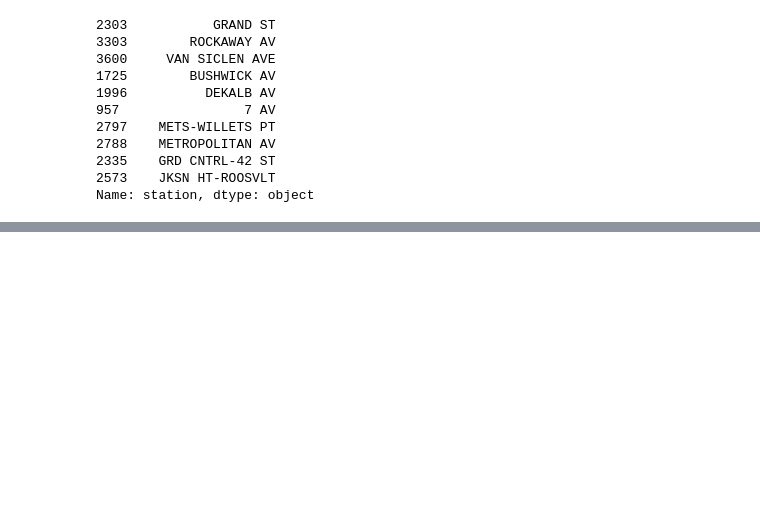
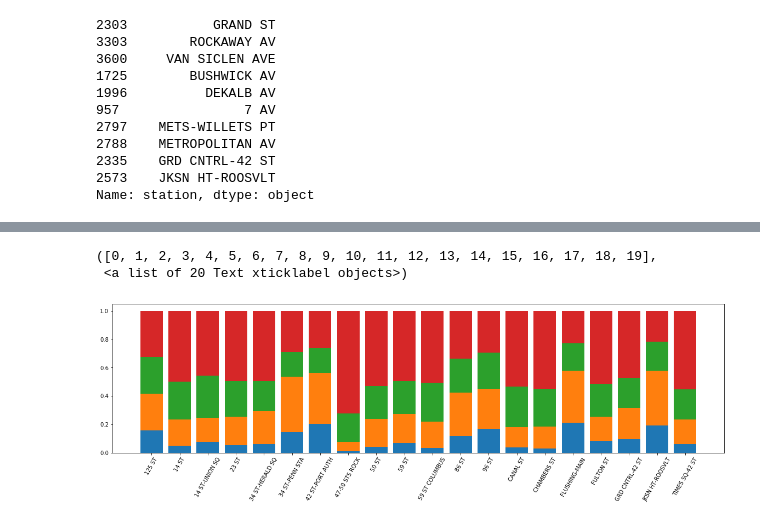
Before and after one commit to tczencka/MTA-Project-1, a Jupyter notebook: notebooks/EntriesByHour.ipynb, the cells around one changed output, grey strips where cells are left out. Drawn from its saved outputs; the diff is of its cells as text; code cells hidden in the pictures; blank space fills up the shorter version.

```diff
--- a/notebooks/EntriesByHour.ipynb
+++ b/notebooks/EntriesByHour.ipynb
@@ -184,0 +263,4 @@ ax.set(
+# %%
+top_20_weekday['total'] = top_20_weekday.groupby(['station'])['avg_entries'].transform('sum')
+# %%
+top_20_weekday['percent'] = top_20_weekday['avg_entries'] / top_20_weekday['total']
@@ -184,0 +276,2 @@ ax.set(
+# %%
+by_percent = top_20_weekday.pivot(index='station', columns='time_of_day', values='percent').reset_index()
@@ -184,0 +287,2 @@ ax.set(
+# %%
+by_percent['total_perc'] = by_percent.afternoon + by_percent.early_morning + by_percent.evening + by_percent.late_morning
@@ -184,0 +310,11 @@ ax.set(
+# %%
+plt.figure(figsize=(20, 5))
+plt.bar(by_percent.station, by_percent.early_morning)
+plt.bar(by_percent.station, by_percent.late_morning, bottom=by_percent.early_morning)
+plt.bar(by_percent.station, by_percent.afternoon, bottom=(by_percent.early_morning + by_percent.late_morning))
+plt.bar(by_percent.station, by_percent.evening, bottom=(by_percent.early_morning + by_percent.late_morning + by_percent.afternoon))
+plt.xticks(rotation='60')
+# %% [output]
+([0, 1, 2, 3, 4, 5, 6, 7, 8, 9, 10, 11, 12, 13, 14, 15, 16, 17, 18, 19],
+ <a list of 20 Text xticklabel objects>)
+[figure, added]
```
Also changed, not shown: parts of 15 cells of this notebook, 1 other file.
